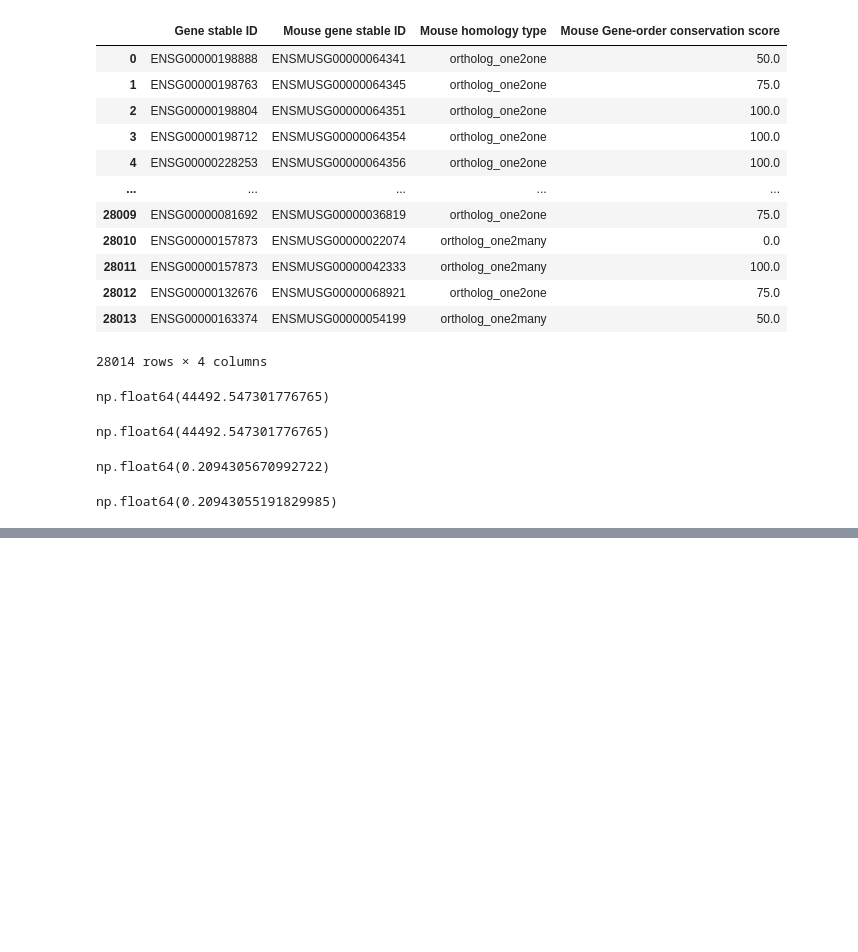
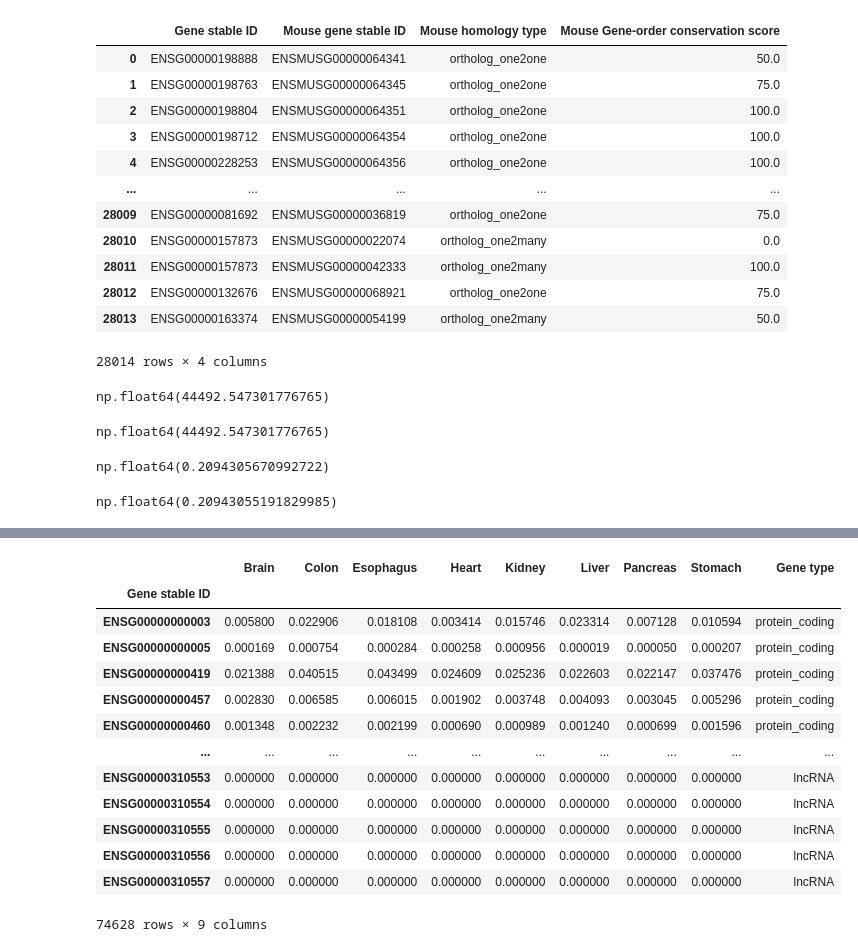
Before and after one commit to AndrewH72/Gene-Duplication, a Jupyter notebook: scripts/calculateScores.ipynb, the cells around one changed output, grey strips where cells are left out. Saved outputs shown, nothing was run; the diff lists cells and outputs as text; code cells hidden in the pictures; blank space fills up the shorter version.

Commit message:
computed Euclidean and Pearson distances with Euclidean normalization applied to the expression profiles. those columns have been added to the orthologTableDist files

```diff
--- a/scripts/calculateScores.ipynb
+++ b/scripts/calculateScores.ipynb
@@ -202,0 +164,19 @@ Name: Gene stable ID, Length: 47531, dtype: str
+# %%
+gtexEPNormalized = gtexEP.iloc[:, :-1].apply(lambda x: x / np.sqrt(x.sum()))
+gtexEPNormalized["Gene type"] = gtexEP["Gene type"]
+gtexEPNormalized
+# %% [output]
+|  | Brain | Colon | Esophagus | Heart | Kidney | Liver | Pancreas | Stomach | Gene type |
+| Gene stable ID |  |  |  |  |  |  |  |  |  |
+| ENSG00000000003 | 0.005800 | 0.022906 | 0.018108 | 0.003414 | 0.015746 | 0.023314 | 0.007128 | 0.010594 | protein_coding |
+| ENSG00000000005 | 0.000169 | 0.000754 | 0.000284 | 0.000258 | 0.000956 | 0.000019 | 0.000050 | 0.000207 | protein_coding |
+| ENSG00000000419 | 0.021388 | 0.040515 | 0.043499 | 0.024609 | 0.025236 | 0.022603 | 0.022147 | 0.037476 | protein_coding |
+| ENSG00000000457 | 0.002830 | 0.006585 | 0.006015 | 0.001902 | 0.003748 | 0.004093 | 0.003045 | 0.005296 | protein_coding |
+| ENSG00000000460 | 0.001348 | 0.002232 | 0.002199 | 0.000690 | 0.000989 | 0.001240 | 0.000699 | 0.001596 | protein_coding |
+| ... | ... | ... | ... | ... | ... | ... | ... | ... | ... |
+| ENSG00000310553 | 0.000000 | 0.000000 | 0.000000 | 0.000000 | 0.000000 | 0.000000 | 0.000000 | 0.000000 | lncRNA |
+| ENSG00000310554 | 0.000000 | 0.000000 | 0.000000 | 0.000000 | 0.000000 | 0.000000 | 0.000000 | 0.000000 | lncRNA |
+| ENSG00000310555 | 0.000000 | 0.000000 | 0.000000 | 0.000000 | 0.000000 | 0.000000 | 0.000000 | 0.000000 | lncRNA |
+| ENSG00000310556 | 0.000000 | 0.000000 | 0.000000 | 0.000000 | 0.000000 | 0.000000 | 0.000000 | 0.000000 | lncRNA |
+| ENSG00000310557 | 0.000000 | 0.000000 | 0.000000 | 0.000000 | 0.000000 | 0.000000 | 0.000000 | 0.000000 | lncRNA |
+74628 rows × 9 columns
```
Also changed, not shown: parts of 12 cells of this notebook, 5 other files.
